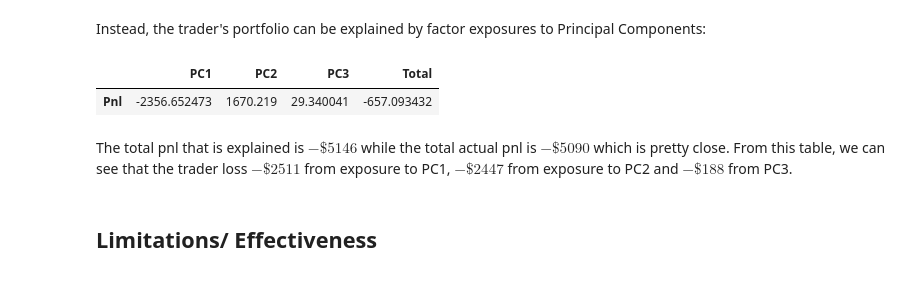
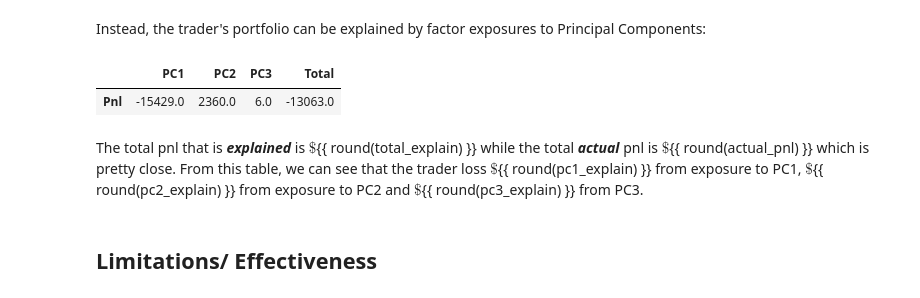
Before and after one commit to wengshian/PCA, a Jupyter notebook: PCA Notebook.ipynb, the cells around one changed output. Cells and saved outputs as stored; diff of their text form; code cells hidden in the pictures.

```diff
--- a/PCA Notebook.ipynb
+++ b/PCA Notebook.ipynb
@@ -9,8 +9,6 @@ Get the Daily Interest Rate swaps data from ICE based on 11:00am London Time. Sw
 # %%
 #Read data from csv file
 swaps_data = pd.read_csv("all_swaps_data.csv", index_col = 0)
-swaps_data.index = pd.to_datetime(swaps_data.index)
-swaps_data = swaps_data.sort_index()
 # %%
 swaps_data.tail()
 # %% [output]
@@ -154,6 +155,7 @@ pc3_risk = np.dot(portfolio_risk.T, pc3)[0]
 
 pc_df = pd.DataFrame(index = ["PC1", "PC2", "PC3"])
 pc_df["Risk"] = [pc1_risk, pc2_risk, pc3_risk]
+pc_df = pc_df.round()
 pc_df.T
 # %% [output]
 |  | PC1 | PC2 | PC3 |
@@ -227,0 +235,4 @@ _5d_change
+# %%
+_10d_change = changes_test[:10]
+_10d_total_change = _10d_change.sum()
+_10d_change
@@ -238,23 +263,23 @@ However, the trader might want to know what caused his/her portfolio to lose/gai
 Instead, the trader's portfolio can be explained by factor exposures to Principal Components:
 # %%
 #Calculate PC Attribution
-pc1_change = np.dot(pc1, _5d_total_change)
-pc2_change = np.dot(pc2, _5d_total_change)
-pc3_change = np.dot(pc3, _5d_total_change)
+pc1_change = np.dot(pc1, _10d_total_change)
+pc2_change = np.dot(pc2, _10d_total_change)
+pc3_change = np.dot(pc3, _10d_total_change)
 
 pc1_explain = pc_df.loc["PC1"].values[0]*pc1_change
 pc2_explain = pc_df.loc["PC2"].values[0]*pc2_change
 pc3_explain = pc_df.loc["PC3"].values[0]*pc3_change
 total_explain = pc1_explain + pc2_explain + pc3_explain
 
 pc_explain_df = pd.DataFrame(index = ["PC1", "PC2", "PC3", "Total"])
 pc_explain_df["Pnl"] = [pc1_explain, pc2_explain, pc3_explain, total_explain]
-pc_explain_df.T
+pc_explain_df.T.round()
 # %% [output]
 |  | PC1 | PC2 | PC3 | Total |
-| Pnl | -2356.652473 | 1670.219 | 29.340041 | -657.093432 |
+| Pnl | -15429.0 | 2360.0 | 6.0 | -13063.0 |
 # %% [markdown]
-The total pnl that is explained is  $-\$5146$ while the total actual pnl is $-\$5090$ which is pretty close. From this table, we can see that the trader loss $-\$2511$ from exposure to PC1, $-\$2447$ from exposure to PC2 and $-\$188$ from PC3.
+The total pnl that is ***explained*** is  $ \$ ${{ round(total_explain) }} while the total ***actual*** pnl is $ \$ ${{ round(actual_pnl) }} which is pretty close. From this table, we can see that the trader loss $ \$ ${{ round(pc1_explain) }} from exposure to PC1, $ \$ ${{ round(pc2_explain) }}  from exposure to PC2 and $ \$ ${{ round(pc3_explain) }}  from PC3.
 # %% [markdown]
 ## Limitations/ Effectiveness
 # %% [markdown]
```
Also changed, not shown: parts of 22 cells of this notebook.
